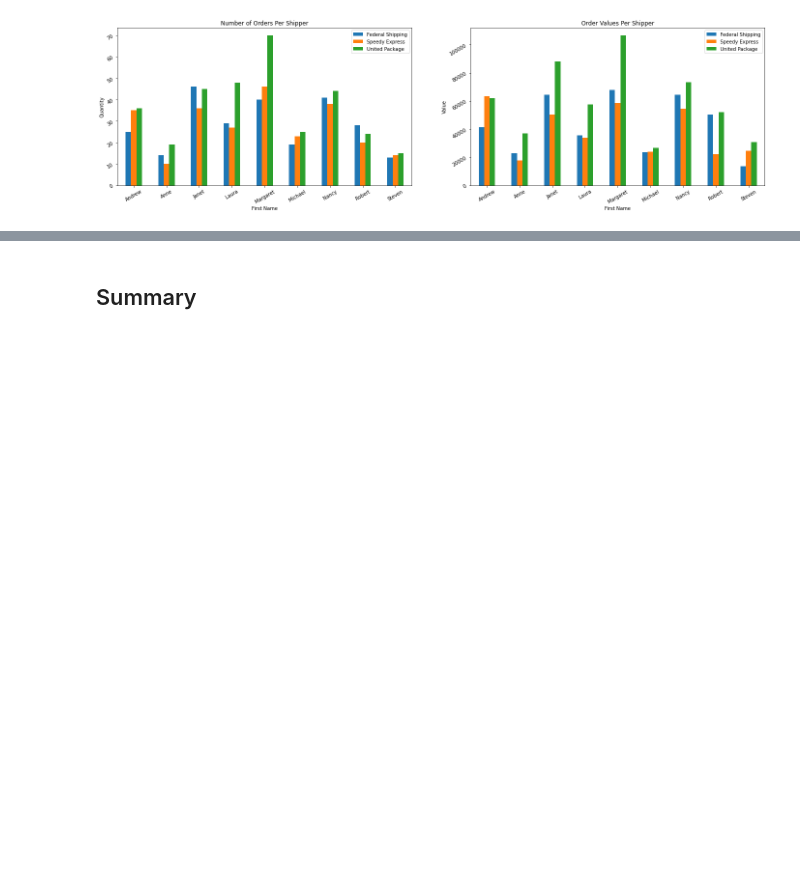
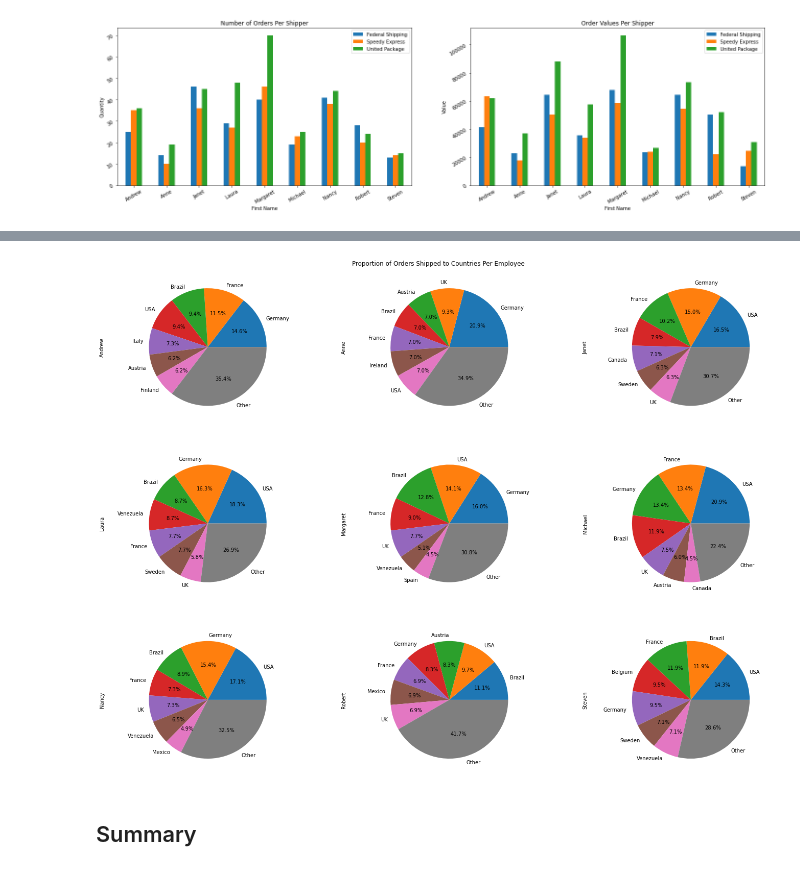
Before and after one commit to peshekhodko/ST590-Project2, a Jupyter notebook: Han_Li_Peshekhodko_ST590_Project2_P2.ipynb, the cells around one changed output, grey strips where cells are left out. Drawn from its saved outputs; the diff is of its cells as text; code cells hidden in the pictures; blank space fills up the shorter version.

```diff
--- a/Han_Li_Peshekhodko_ST590_Project2_P2.ipynb
+++ b/Han_Li_Peshekhodko_ST590_Project2_P2.ipynb
@@ -581,0 +582,9 @@ plt.show()
+# %%
+employee_least_country_dict = {}
+for name, row in employee_country_order_count.iterrows():
+    name_country = row.nsmallest(n_large)
+    employee_least_country_dict[name] = (
+        name_country.index + ", " + name_country.values.astype(str)
+    )
+employee_least_country = pd.DataFrame(employee_least_country_dict)
+employee_least_country
@@ -653,15 +671,3 @@ ax[1].get_legend().set_title("")
 plt.show()
 # %% [output]
 [figure]
-# %%
-employee_shipcountry = pd.crosstab(
-    employee_ship["FirstName"], employee_ship["ShipCountry"]
-)
-employee_largest_shipcon_dict = {}
-for name, row in employee_shipcountry.iterrows():
-    name_country = row.nlargest(n_large)
-    employee_largest_shipcon_dict[name] = (
-        name_country.index + ", " + name_country.values.astype(str)
-    )
-employee_largest_shipcon = pd.DataFrame(employee_largest_shipcon_dict)
-employee_largest_shipcon
@@ -677,2 +674,22 @@ employee_largest_shipcon
+# %%
+employee_shipcountry = pd.crosstab(
+    employee_ship["FirstName"], employee_ship["ShipCountry"]
+)
+
+fig, ax = plt.subplots(nrows=3, ncols=3, figsize=(24, 18))
+i = j = 0
+for name, row in employee_shipcountry.iterrows():
+    name_country = row.nlargest(n_large)
+    name_country.loc['Other'] = row.drop(name_country.index).sum()
+    name_country.plot(kind='pie', ax=ax[i, j], autopct='%1.1f%%')
+    ax[i, j].yaxis.set_label_coords(-0.2, 0.5)
+    j += 1
+    if j == 3:
+        i += 1
+        j = 0
+plt.suptitle('Proportion of Orders Shipped to Countries Per Employee', y=0.9)
+plt.show()
+# %% [output]
+[figure, added]
 # %% [markdown]
 ## Summary
```
Also changed, not shown: parts of 3 cells of this notebook.
